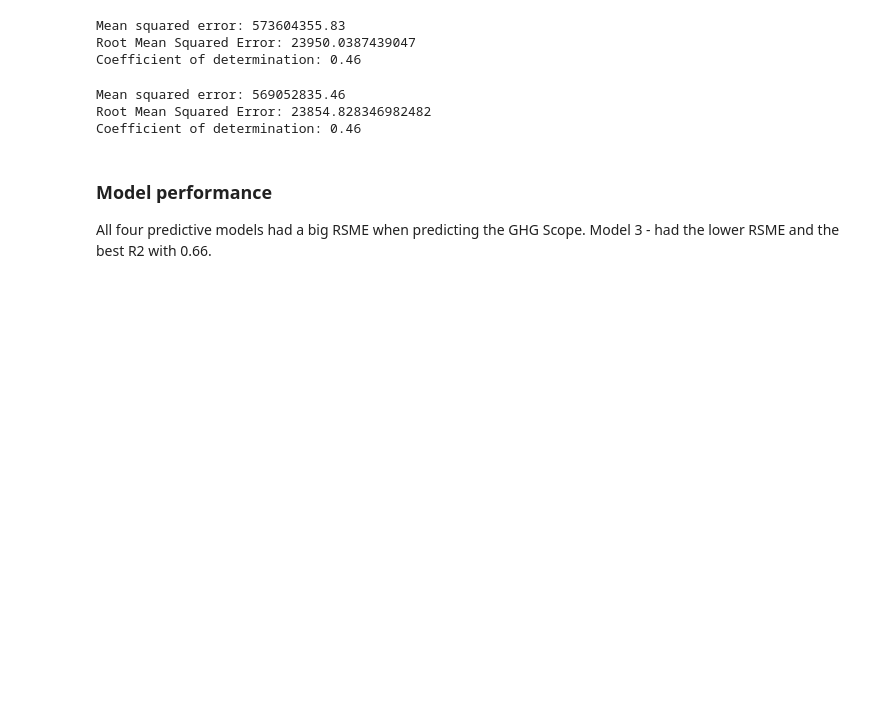
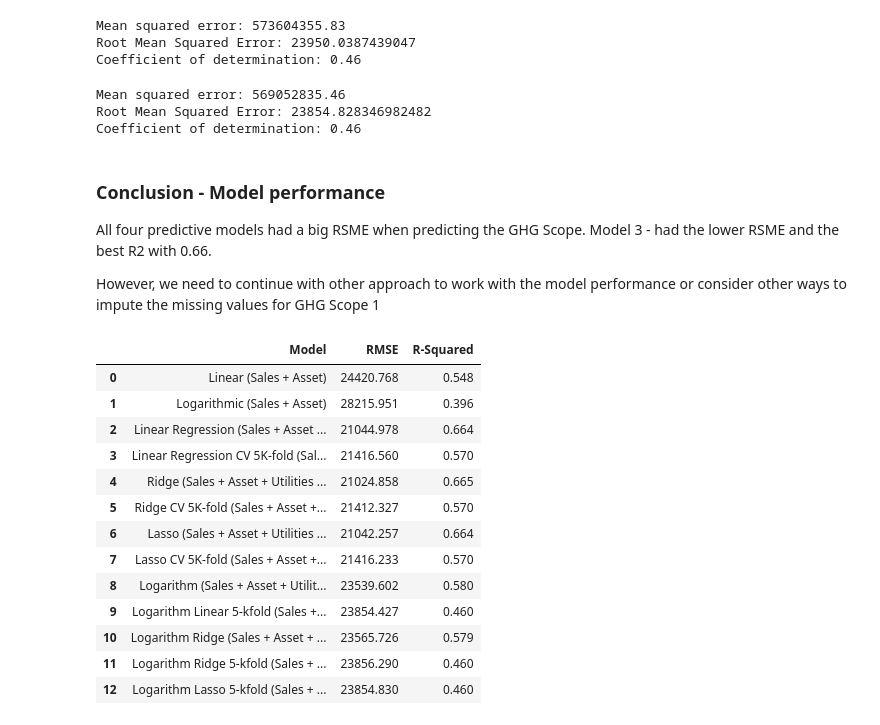
Before and after one commit to maralinetorres/BU-Capstone-Predicting-Environmental-Actions, a Jupyter notebook: Sprint #4 - Notebooks/Sprint4_Models_Evaluation.ipynb, the cells around one changed output. Saved outputs shown, nothing was run; the diff lists cells and outputs as text; code cells hidden in the pictures; blank space fills up the shorter version.

```diff
--- a/Sprint #4 - Notebooks/Sprint4_Models_Evaluation.ipynb
+++ b/Sprint #4 - Notebooks/Sprint4_Models_Evaluation.ipynb
@@ -675,5 +722,25 @@ Coefficient of determination: 0.46
 # %% [markdown]
-### Model performance
-
+### Conclusion - Model performance
 
 All four predictive models had a big RSME when predicting the GHG Scope. Model 3 - had the lower RSME and the best R2 with 0.66.
+
+However, we need to continue with other approach to work with the model performance or consider other ways to impute the missing values for GHG Scope 1
+# %%
+pd.set_option('display.float_format', lambda x: '%.3f' % x)
+# %%
+df_model_eval[['Model','RMSE','R-Squared']]
+# %% [output]
+|  | Model | RMSE | R-Squared |
+| 0 | Linear (Sales + Asset) | 24420.768 | 0.548 |
+| 1 | Logarithmic (Sales + Asset) | 28215.951 | 0.396 |
+| 2 | Linear Regression (Sales + Asset ... | 21044.978 | 0.664 |
+| 3 | Linear Regression CV 5K-fold (Sal... | 21416.560 | 0.570 |
+| 4 | Ridge (Sales + Asset + Utilities ... | 21024.858 | 0.665 |
+| 5 | Ridge CV 5K-fold (Sales + Asset +... | 21412.327 | 0.570 |
+| 6 | Lasso (Sales + Asset + Utilities ... | 21042.257 | 0.664 |
+| 7 | Lasso CV 5K-fold (Sales + Asset +... | 21416.233 | 0.570 |
+| 8 | Logarithm (Sales + Asset + Utilit... | 23539.602 | 0.580 |
+| 9 | Logarithm Linear 5-kfold (Sales +... | 23854.427 | 0.460 |
+| 10 | Logarithm Ridge (Sales + Asset + ... | 23565.726 | 0.579 |
+| 11 | Logarithm Ridge 5-kfold (Sales + ... | 23856.290 | 0.460 |
+| 12 | Logarithm Lasso 5-kfold (Sales + ... | 23854.830 | 0.460 |
```
Also changed, not shown: parts of 40 cells of this notebook, 3 other files.
